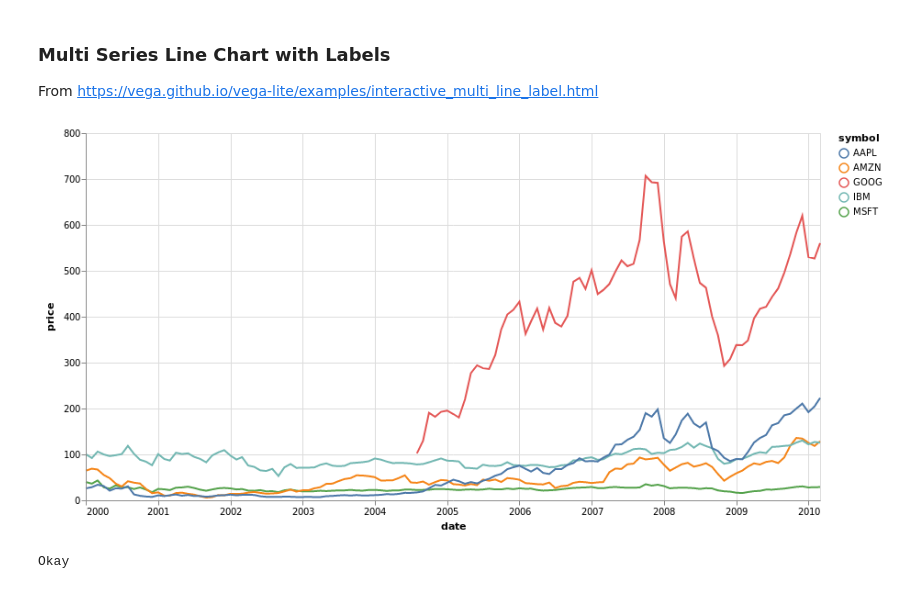
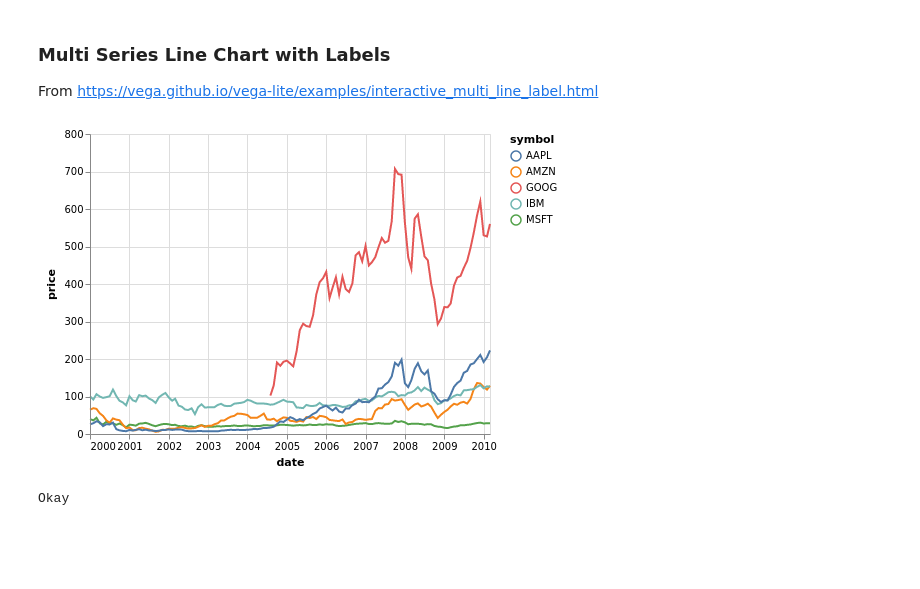
Before and after one commit to DougBurke/hvega, a Jupyter notebook: notebooks/VegaLiteGallery-Interactive.ipynb, the cells around one changed output. Saved outputs shown, nothing was run; the diff lists cells and outputs as text; code cells hidden in the pictures; blank space fills up the shorter version.

```diff
--- a/notebooks/VegaLiteGallery-Interactive.ipynb
+++ b/notebooks/VegaLiteGallery-Interactive.ipynb
@@ -837,7 +892,7 @@ interactiveMultiLineLabelSpec = [aesonQQ|
 |]
 # %%
 interactiveMultiLineLabel =
-    let dvals = dataFromUrl "data/stocks.csv" [CSV, Parse [("date", FoDate "")]]
+    let dvals = dataFromUrl "data/stocks.csv" []
 
         enc = encoding
                  . position X [PName "date", PmType Temporal]
@@ -858,35 +913,35 @@ interactiveMultiLineLabel =
                    . select "label" Single [Nearest True, On "mouseover", Empty, Encodings [ChX]]
 
         trans2 = transform
                     . filter (FSelection "label")
 
         posX = position X [PName "date", PmType Temporal]
         enc21 = encoding
                    . posX
         enc22 = encoding
                    . posX
                    . position Y [PName "price", PmType Quantitative]
                    . text [TName "price", TmType Quantitative]
 
         encb = encoding . color [MName "symbol", MmType Nominal, MLegend []]
 
         lyr21 = [mark Rule [MColor "gray"], enc21 []]
 
         lyra = [mark Text [MStroke "white", MStrokeWidth 2, MAlign AlignLeft, MdX 5, MdY (-5)]]
         lyrb = [mark Text [MAlign AlignLeft, MdX 5, MdY (-5)], encb []]
         lyrs22 = map asSpec [lyra, lyrb]
 
         lyr22 = [enc22 [], layer lyrs22]
         lyrs2 = map asSpec [lyr21, lyr22]
 
         lyr2 = [trans2 [], layer lyrs2]
         lyrs = map asSpec [lyr1, lyr2]
 
-    in toVegaLite [dvals, width 800, height 400, layer lyrs]
+    in toVegaLite [dvals, width 400, height 300, layer lyrs]
 
 vlShow interactiveMultiLineLabel
 # %% [output]
-[figure, old version]
+[figure, new version]
 # %%
 validate interactiveMultiLineLabelSpec interactiveMultiLineLabel
 # %% [output]
```
Also changed, not shown: parts of 72 cells of this notebook, 14 other files.
